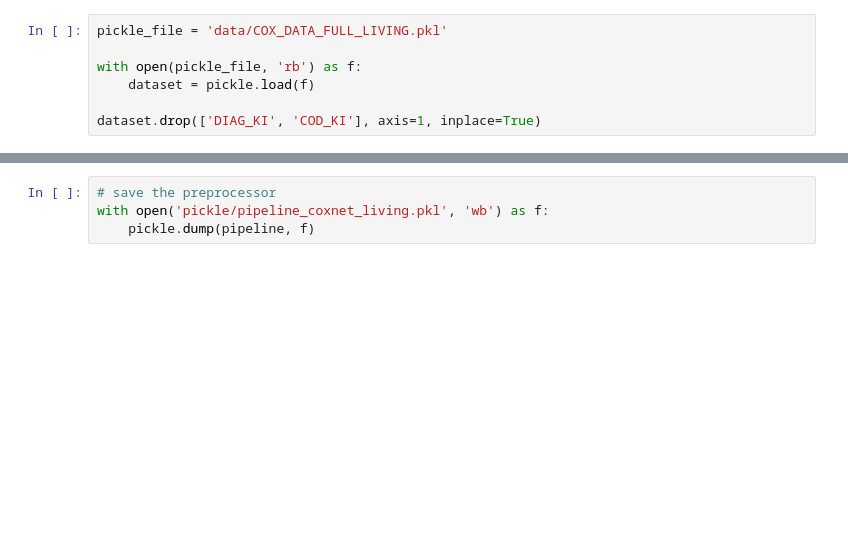
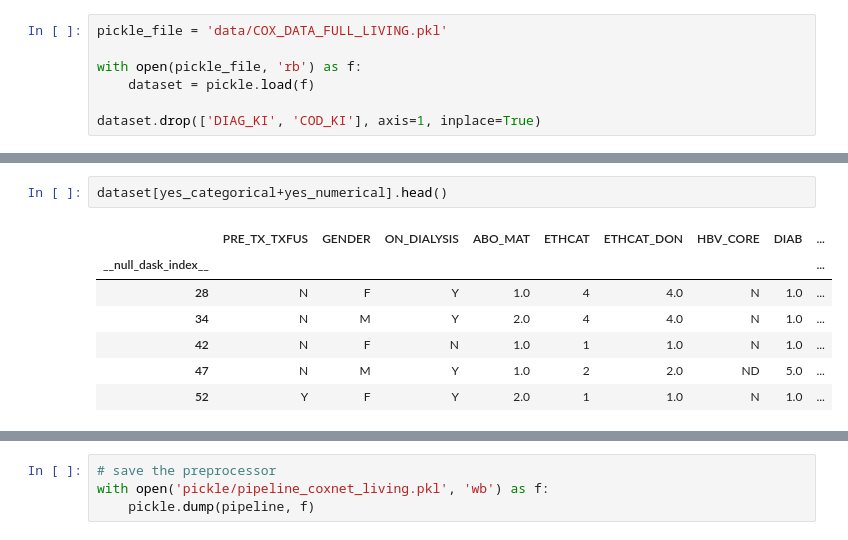
Before and after one commit to krllstdn/BachelorProject, a Jupyter notebook: Code/coxnet_living.ipynb, the cells around one changed output, grey strips where cells are left out. Cells and saved outputs as stored; diff of their text form; blank space fills up the shorter version.

```diff
--- a/Code/coxnet_living.ipynb
+++ b/Code/coxnet_living.ipynb
@@ -105,3 +109,13 @@ yes_numerical = [
                 # 'RB2',# negative importance
                 # 'RDR2',# negative importance
                 ]
+# %%
+dataset[yes_categorical+yes_numerical].head()
+# %% [output]
+|  | PRE_TX_TXFUS | GENDER | ON_DIALYSIS | ABO_MAT | ETHCAT | ETHCAT_DON | HBV_CORE | DIAB | ... |
+| __null_dask_index__ |  |  |  |  |  |  |  |  | ... |
+| 28 | N | F | Y | 1.0 | 4 | 4.0 | N | 1.0 | ... |
+| 34 | N | M | Y | 2.0 | 4 | 4.0 | N | 1.0 | ... |
+| 42 | N | F | N | 1.0 | 1 | 1.0 | N | 1.0 | ... |
+| 47 | N | M | Y | 1.0 | 2 | 2.0 | ND | 5.0 | ... |
+| 52 | Y | F | Y | 2.0 | 1 | 1.0 | N | 1.0 | ... |
```
Also changed, not shown: parts of 21 cells of this notebook, 1 other file.
